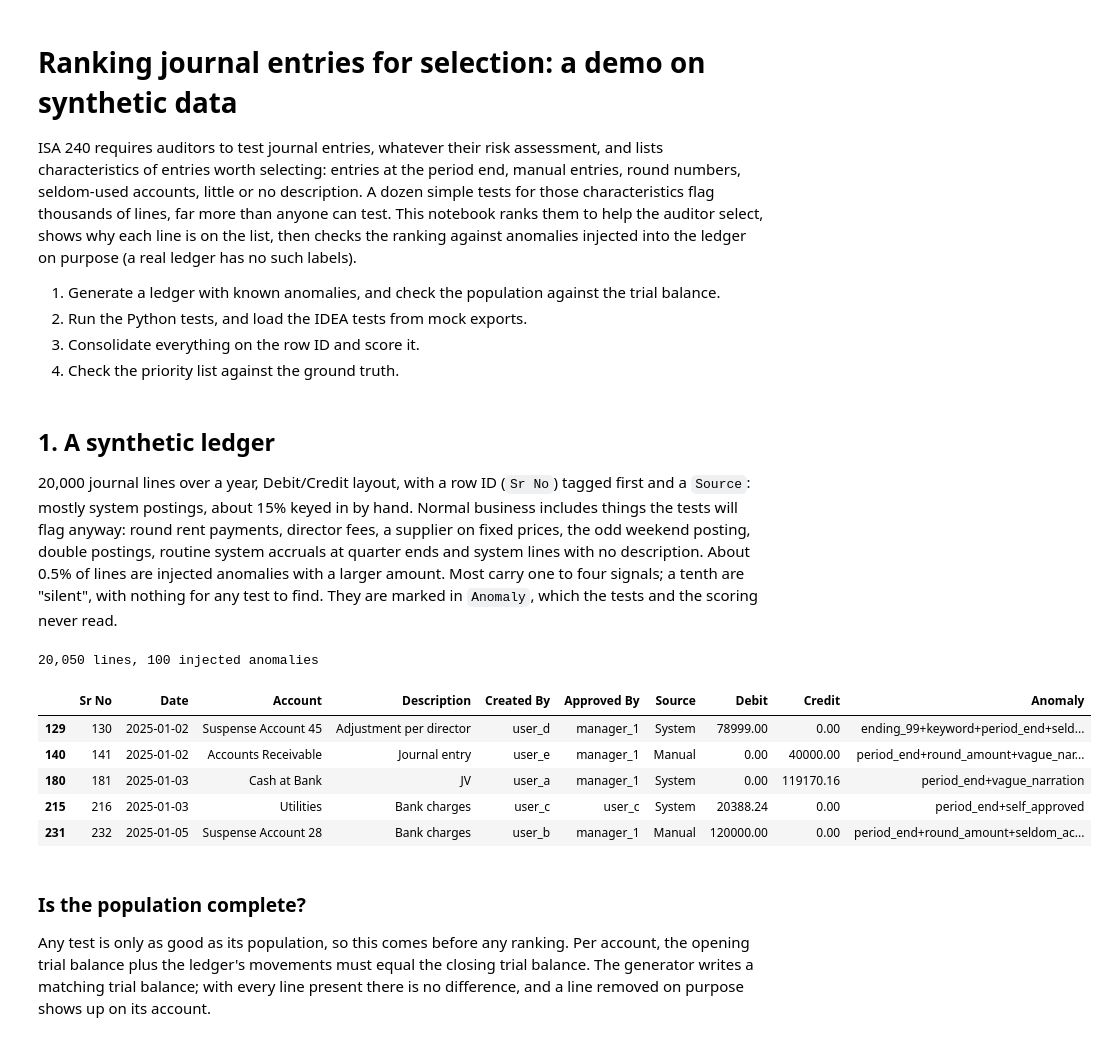
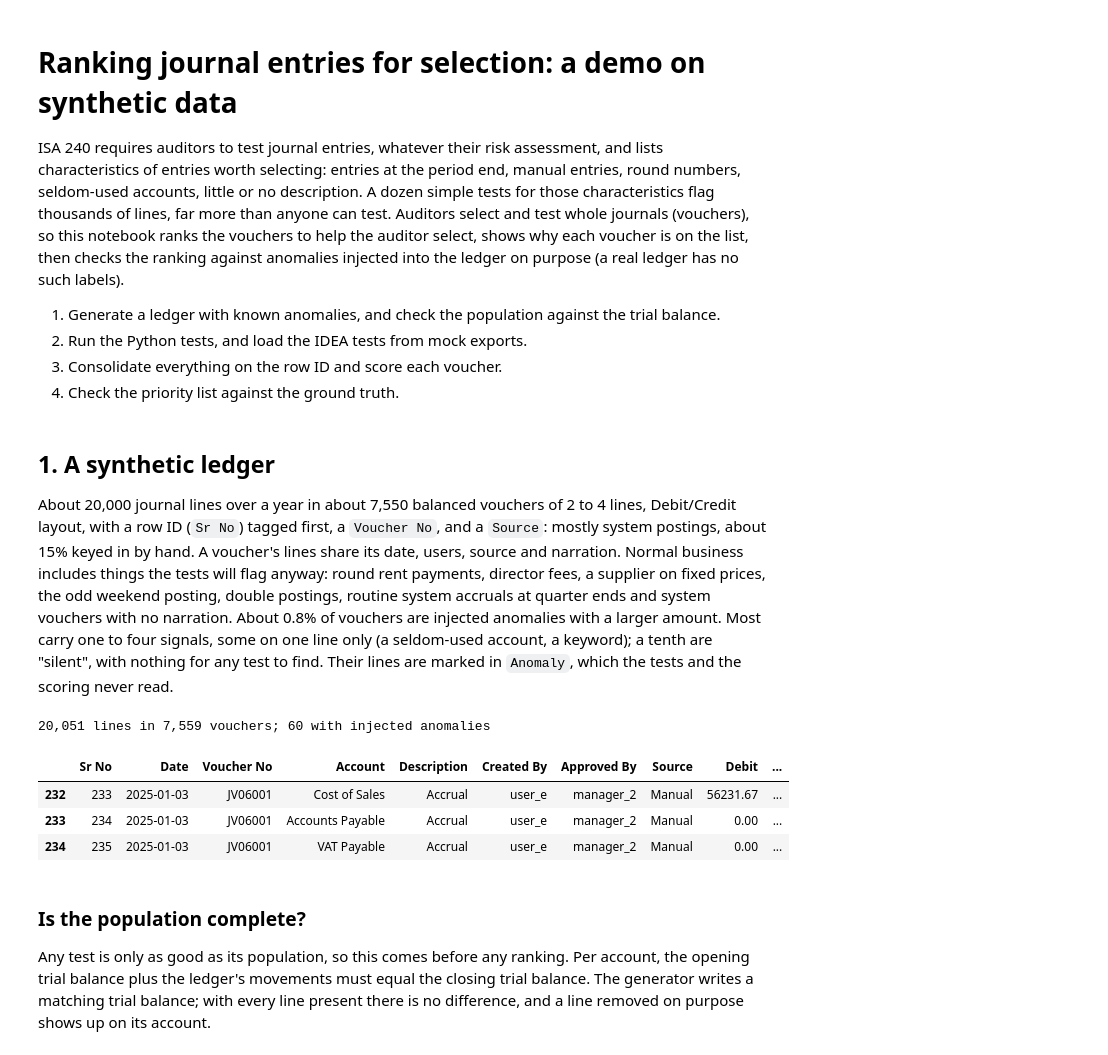
Before and after one commit to luke-menezes/gl-risk-scoring, a Jupyter notebook: notebooks/demo.ipynb, the cells around one changed output. Drawn from its saved outputs; the diff is of its cells as text; code cells hidden in the pictures.

```diff
--- a/notebooks/demo.ipynb
+++ b/notebooks/demo.ipynb
@@ -4,13 +4,13 @@
 ISA 240 requires auditors to test journal entries, whatever their risk assessment, and lists
 characteristics of entries worth selecting: entries at the period end, manual entries, round numbers,
 seldom-used accounts, little or no description. A dozen simple tests for those characteristics flag
-thousands of lines, far more than anyone can test. This notebook ranks them to help the auditor
-select, shows why each line is on the list, then checks the ranking against anomalies injected into
+thousands of lines, far more than anyone can test. Auditors select and test whole journals (vouchers), so this notebook
+ranks the vouchers to help the auditor select, shows why each voucher is on the list, then checks the ranking against anomalies injected into
 the ledger on purpose (a real ledger has no such labels).
 
 1. Generate a ledger with known anomalies, and check the population against the trial balance.
 2. Run the Python tests, and load the IDEA tests from mock exports.
-3. Consolidate everything on the row ID and score it.
+3. Consolidate everything on the row ID and score each voucher.
 4. Check the priority list against the ground truth.
 # %%
 import matplotlib.pyplot as plt
@@ -23,26 +23,27 @@ pd.set_option("display.max_columns", 12)
 # %% [markdown]
 ## 1. A synthetic ledger
 
-20,000 journal lines over a year, Debit/Credit layout, with a row ID (`Sr No`) tagged first and a
-`Source`: mostly system postings, about 15% keyed in by hand. Normal business includes things the
-tests will flag anyway: round rent payments, director fees, a supplier on fixed prices, the odd
-weekend posting, double postings, routine system accruals at quarter ends and system lines with no
-description. About 0.5% of lines are injected anomalies with a larger amount. Most carry one to four
-signals; a tenth are "silent", with nothing for any test to find. They are marked in `Anomaly`,
-which the tests and the scoring never read.
+About 20,000 journal lines over a year in about 7,550 balanced vouchers of 2 to 4 lines, Debit/Credit
+layout, with a row ID (`Sr No`) tagged first, a `Voucher No`, and a `Source`: mostly system postings,
+about 15% keyed in by hand. A voucher's lines share its date, users, source and narration. Normal
+business includes things the tests will flag anyway: round rent payments, director fees, a supplier on
+fixed prices, the odd weekend posting, double postings, routine system accruals at quarter ends and
+system vouchers with no narration. About 0.8% of vouchers are injected anomalies with a larger amount.
+Most carry one to four signals, some on one line only (a seldom-used account, a keyword); a tenth are
+"silent", with nothing for any test to find. Their lines are marked in `Anomaly`, which the tests and
+the scoring never read.
 # %%
 ledger = synthetic.make_ledger(20_000, seed=0)
 amount_cols = synthetic.amount_columns(ledger)
-print(f"{len(ledger):,} lines, {(ledger['Anomaly'] != '').sum()} injected anomalies")
-ledger[ledger["Anomaly"] != ""].head()
+anomalous = ledger.loc[ledger["Anomaly"] != "", "Voucher No"].unique()
+print(f"{len(ledger):,} lines in {ledger['Voucher No'].nunique():,} vouchers; {len(anomalous)} with injected anomalies")
+ledger[ledger["Voucher No"] == anomalous[0]]
 # %% [output]
-20,050 lines, 100 injected anomalies
+20,051 lines in 7,559 vouchers; 60 with injected anomalies
-|  | Sr No | Date | Account | Description | Created By | Approved By | Source | Debit | Credit | Anomaly |
-| 129 | 130 | 2025-01-02 | Suspense Account 45 | Adjustment per director | user_d | manager_1 | System | 78999.00 | 0.00 | ending_99+keyword+period_end+seld... |
-| 140 | 141 | 2025-01-02 | Accounts Receivable | Journal entry | user_e | manager_1 | Manual | 0.00 | 40000.00 | period_end+round_amount+vague_nar... |
-| 180 | 181 | 2025-01-03 | Cash at Bank | JV | user_a | manager_1 | System | 0.00 | 119170.16 | period_end+vague_narration |
-| 215 | 216 | 2025-01-03 | Utilities | Bank charges | user_c | user_c | System | 20388.24 | 0.00 | period_end+self_approved |
-| 231 | 232 | 2025-01-05 | Suspense Account 28 | Bank charges | user_b | manager_1 | Manual | 120000.00 | 0.00 | period_end+round_amount+seldom_ac... |
+|  | Sr No | Date | Voucher No | Account | Description | Created By | Approved By | Source | Debit | ... |
+| 232 | 233 | 2025-01-03 | JV06001 | Cost of Sales | Accrual | user_e | manager_2 | Manual | 56231.67 | ... |
+| 233 | 234 | 2025-01-03 | JV06001 | Accounts Payable | Accrual | user_e | manager_2 | Manual | 0.00 | ... |
+| 234 | 235 | 2025-01-03 | JV06001 | VAT Payable | Accrual | user_e | manager_2 | Manual | 0.00 | ... |
 # %% [markdown]
 ### Is the population complete?
 
```
Also changed, not shown: parts of 15 cells of this notebook, 24 other files.
